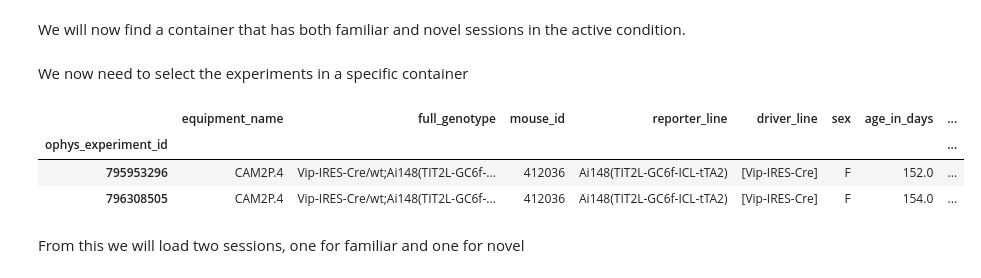
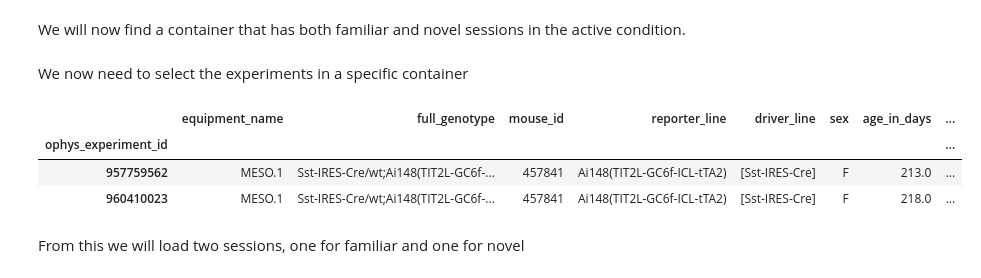
Before and after one commit to CJWhyte/NeuromatchProject, a Jupyter notebook: DataForPlasticityProject.ipynb, the cells around one changed output. Cells and saved outputs as stored; diff of their text form; code cells hidden in the pictures.

```diff
--- a/DataForPlasticityProject.ipynb
+++ b/DataForPlasticityProject.ipynb
@@ -22,7 +22,7 @@ Interleaved between active behavior sessions are passive viewing sessions where
 Load necessary packages. Make sure to click restart runtime to get package to work also to save on memory set the variable named celltype to the celltype we want to extract.
 # %%
 # VIP = 1, SST = 1 or Exc = 3
-celltype = 'Exc'
+celltype = 'SST'
 # %%
 !python -m pip install --upgrade pip
 !pip install mindscope_utilities --upgrade
@@ -194,22 +194,22 @@ We now need to select the experiments in a specific container
 # %%
 if celltype == 'VIP':
    exper_famil = ophys_experiment_table.query('cre_line == "Vip-IRES-Cre" and behavior_condition == "active" and experimental_condition == "familiar" and ophys_container_id == @id_contain')
    exper_novel = ophys_experiment_table.query('cre_line == "Vip-IRES-Cre" and behavior_condition == "active" and experimental_condition == "novel" and ophys_container_id == @id_contain')
 elif celltype == 'SST':
    exper_famil = ophys_experiment_table.query('cre_line == "Sst-IRES-Cre" and behavior_condition == "active" and experimental_condition == "familiar" and ophys_container_id == @id_contain')
    exper_novel = ophys_experiment_table.query('cre_line == "Sst-IRES-Cre" and behavior_condition == "active" and experimental_condition == "novel" and ophys_container_id == @id_contain')
-elif celltype == 'Exp':
+elif celltype == 'Exc':
    exper_famil = ophys_experiment_table.query('cre_line == "Slc17a7-IRES2-Cre" and behavior_condition == "active" and experimental_condition == "familiar" and ophys_container_id == @id_contain')
    exper_novel = ophys_experiment_table.query('cre_line == "Slc17a7-IRES2-Cre" and behavior_condition == "active" and experimental_condition == "novel" and ophys_container_id == @id_contain')
 
 #example header
 exper_famil.head()
 exper_novel.head()
 # %% [output]
 |  | equipment_name | full_genotype | mouse_id | reporter_line | driver_line | sex | age_in_days | ... |
 | ophys_experiment_id |  |  |  |  |  |  |  | ... |
-| 795953296 | CAM2P.4 | Vip-IRES-Cre/wt;Ai148(TIT2L-GC6f-... | 412036 | Ai148(TIT2L-GC6f-ICL-tTA2) | [Vip-IRES-Cre] | F | 152.0 | ... |
-| 796308505 | CAM2P.4 | Vip-IRES-Cre/wt;Ai148(TIT2L-GC6f-... | 412036 | Ai148(TIT2L-GC6f-ICL-tTA2) | [Vip-IRES-Cre] | F | 154.0 | ... |
+| 957759562 | MESO.1 | Sst-IRES-Cre/wt;Ai148(TIT2L-GC6f-... | 457841 | Ai148(TIT2L-GC6f-ICL-tTA2) | [Sst-IRES-Cre] | F | 213.0 | ... |
+| 960410023 | MESO.1 | Sst-IRES-Cre/wt;Ai148(TIT2L-GC6f-... | 457841 | Ai148(TIT2L-GC6f-ICL-tTA2) | [Sst-IRES-Cre] | F | 218.0 | ... |
 # %% [markdown]
 From this we will load two sessions, one for familiar and one for novel
 # %%
```
Also changed, not shown: parts of 13 cells of this notebook.
